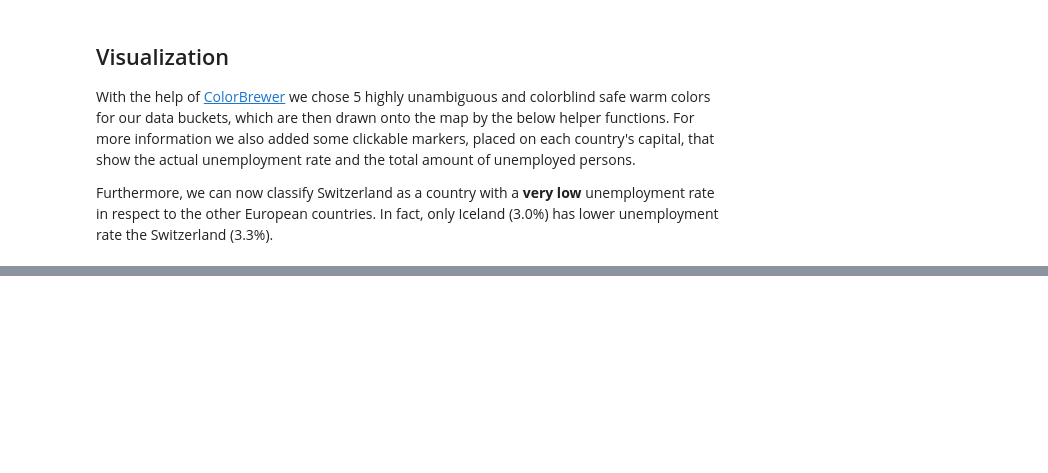
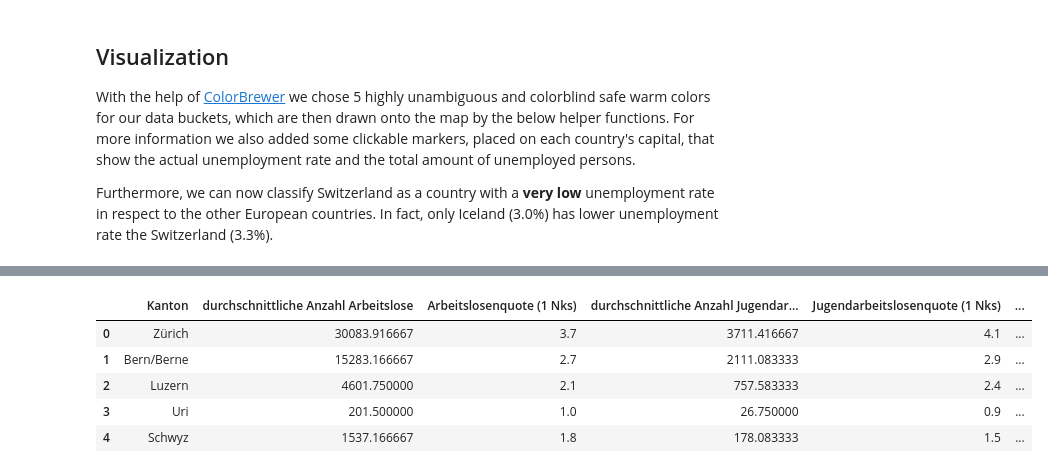
Before and after one commit to roman-bachmann/prayingmantissa, a Jupyter notebook: homework03/notebook.ipynb, the cells around one changed output, grey strips where cells are left out. Saved outputs shown, nothing was run; the diff lists cells and outputs as text; code cells hidden in the pictures; blank space fills up the shorter version.

```diff
--- a/homework03/notebook.ipynb
+++ b/homework03/notebook.ipynb
@@ -149,0 +215,21 @@ europe
+# %%
+amstat_canton = pd.read_excel(DATA + 'amstat_canton.xlsx')
+rename_amstat_cantons_to_topojson(amstat_canton)
+
+amstat_arbeitssuchende = pd.read_excel(DATA + 'arbeitsuchende.xlsx').drop('Monat',axis =1)\
+                        .drop(0,axis=0).reset_index().drop('index',axis=1).drop(26,axis=0)
+
+amstat_canton['durchschnittliche Anzahl Arbeitsuchende'] = amstat_arbeitssuchende.drop('Kanton',axis=1).sum(axis=1)/12
+
+amstat_canton['Arbeitssuchendenquote (1 Nks)'] = (amstat_canton['durchschnittliche Anzahl Arbeitsuchende']*\
+                        amstat_canton['Arbeitslosenquote (1 Nks)']/amstat_canton['durchschnittliche Anzahl Arbeitslose'])\
+                        .round(decimals=1)
+
+amstat_canton.drop('Metriken',axis=1).drop('Jahr',axis=1).head()
+# %% [output]
+|  | Kanton | durchschnittliche Anzahl Arbeitslose | Arbeitslosenquote (1 Nks) | durchschnittliche Anzahl Jugendar... | Jugendarbeitslosenquote (1 Nks) | ... |
+| 0 | Zürich | 30083.916667 | 3.7 | 3711.416667 | 4.1 | ... |
+| 1 | Bern/Berne | 15283.166667 | 2.7 | 2111.083333 | 2.9 | ... |
+| 2 | Luzern | 4601.750000 | 2.1 | 757.583333 | 2.4 | ... |
+| 3 | Uri | 201.500000 | 1.0 | 26.750000 | 0.9 | ... |
+| 4 | Schwyz | 1537.166667 | 1.8 | 178.083333 | 1.5 | ... |
```
Also changed, not shown: parts of 11 cells of this notebook, 1 other file.
